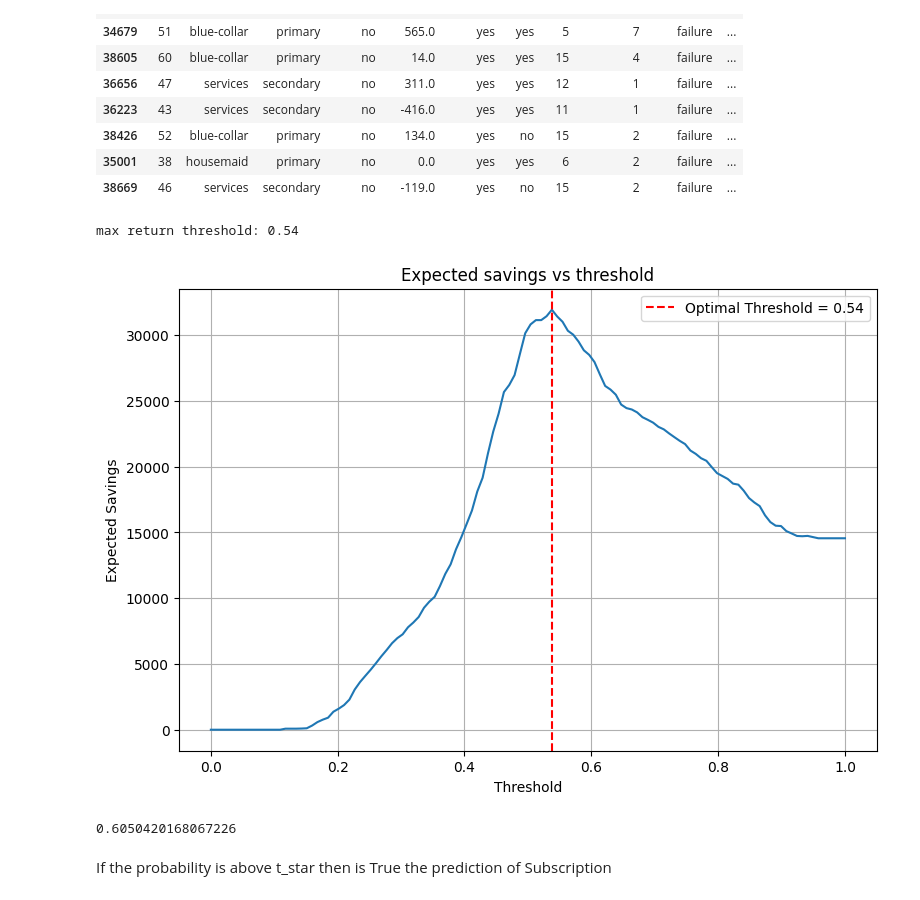
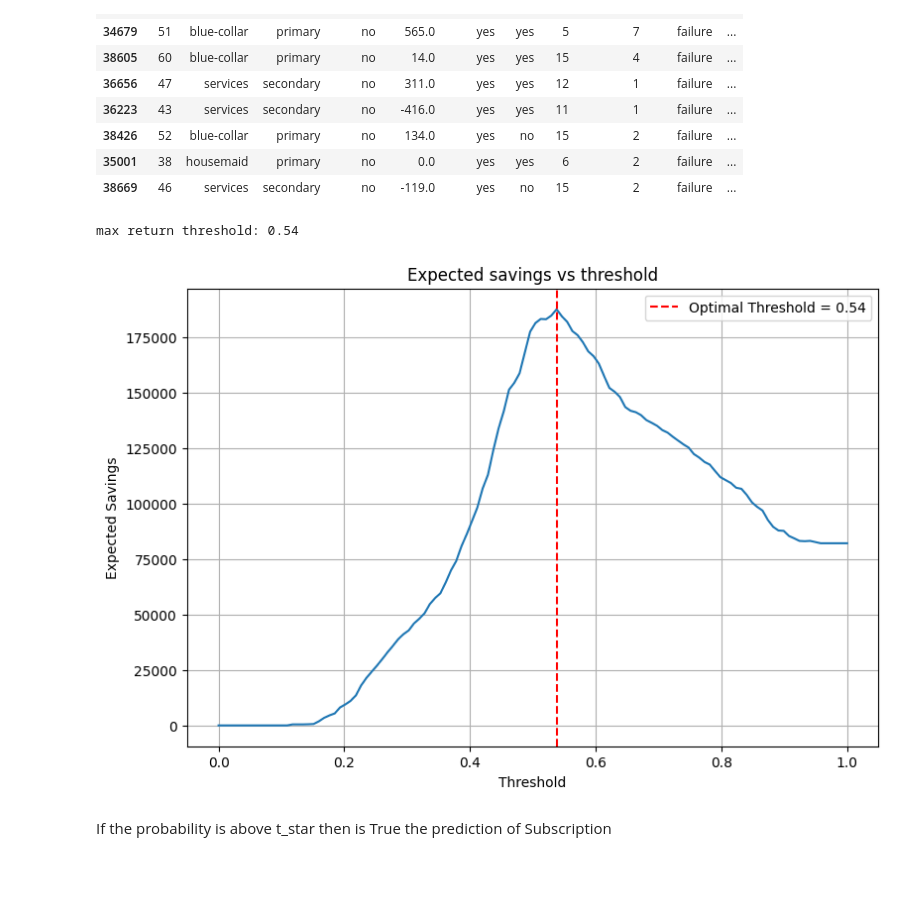
Before and after one commit to csmoilis/final_assignment_bank_campaign, a Jupyter notebook: Bank_marketing_campaign.ipynb, the cells around one changed output. Saved outputs shown, nothing was run; the diff lists cells and outputs as text; code cells hidden in the pictures; blank space fills up the shorter version.

```diff
--- a/Bank_marketing_campaign.ipynb
+++ b/Bank_marketing_campaign.ipynb
@@ -180,3 +168,0 @@ TO DO: How much money was spend on costumers that didnt pay
-# %%
-df['campaign_plot'].value_counts()
-df = df.drop(["campaign_plot"])
@@ -204,0 +188,25 @@ Name: count, dtype: int64
+# %%
+# Calculate total money spent on customers who didn't pay
+# Make this robust: if 'call_cost' is missing, fall back to a default cost per call.
+DEFAULT_CALL_COST = 2.0  # set a sensible default if your dataset doesn't include call costs
+
+# Ensure we have a y_true column
+if 'y_true' not in df.columns:
+    if 'y' in df.columns:
+        df['y_true'] = df['y'].map({'yes': 1, 'no': 0})
+    else:
+        raise RuntimeError("Neither 'y_true' nor 'y' present in dataframe. Please map the target column first.")
+
+# If 'call_cost' column exists, use it; otherwise use default and (optionally) campaign counts
+if 'call_cost' in df.columns:
+    money_spent_on_non_payers = df.loc[df['y_true'] == 0, 'call_cost'].sum()
+else:
+    # try to estimate calls: if there's a 'campaign' column we can use it as number of calls per row
+    if 'campaign' in df.columns:
+        calls_non_payers = df.loc[df['y_true'] == 0, 'campaign'].sum()
+    else:
+        # fallback: count non-payers and assume one call each
+        calls_non_payers = df.loc[df['y_true'] == 0].shape[0]
+    money_spent_on_non_payers = calls_non_payers * DEFAULT_CALL_COST
+
+print(f"💸 Total money spent on customers who didn't pay: ${money_spent_on_non_payers:,.2f}")
@@ -1171,42 +1213,38 @@ df_result_sorted.head(8)
 | 35001 | 38 | housemaid | primary | no | 0.0 | yes | yes | 6 | 2 | failure | ... |
 | 38669 | 46 | services | secondary | no | -119.0 | yes | no | 15 | 2 | failure | ... |
 # %%
-C_FP = 5   # saving
-C_FN = 50  # cost of missing a true subscriber
+C_FP = 29.7  # saving
+C_FN = 300  # cost of missing a true subscriber
 
 thresholds = np.linspace(0, 1, 120)
 
 def expected_return(df, t, c_fp=C_FP, c_fn=C_FN):
     df_temp = df[df["y_pred_proba"]<=t].copy()
     total_campaigns = df_temp["campaign"].sum()
     df_temp["incorrect_pred"] = df_temp["y"]==True
     total_failed = df_temp["incorrect_pred"].sum()
 
     return total_campaigns * c_fp - total_failed * c_fn
 
 exp_return = np.array([expected_return(df_result_sorted, t) for t in thresholds])
 
 exp_return
 t_star = float(thresholds[exp_return.argmax()])
 
 print(f"max return threshold: {t_star:.2f}")
 
 plt.figure(figsize=(9, 6))
 plt.plot(thresholds, exp_return)
 plt.xlabel("Threshold")
 plt.ylabel("Expected Savings")
 plt.title("Expected savings vs threshold")
 plt.grid(True)
 plt.axvline(x=t_star, color='r', linestyle='--', label=f'Optimal Threshold = {t_star:.2f}')
 plt.legend()
 plt.show()
 # %% [output]
 max return threshold: 0.54
-[figure, old version]
+[figure, new version]
-# %%
-t_star
-# %% [output]
-0.6050420168067226
 # %% [markdown]
 If the probability is above t_star then is True the prediction of Subscription
 # %%
```
Also changed, not shown: parts of 71 cells of this notebook, 1 other file.
